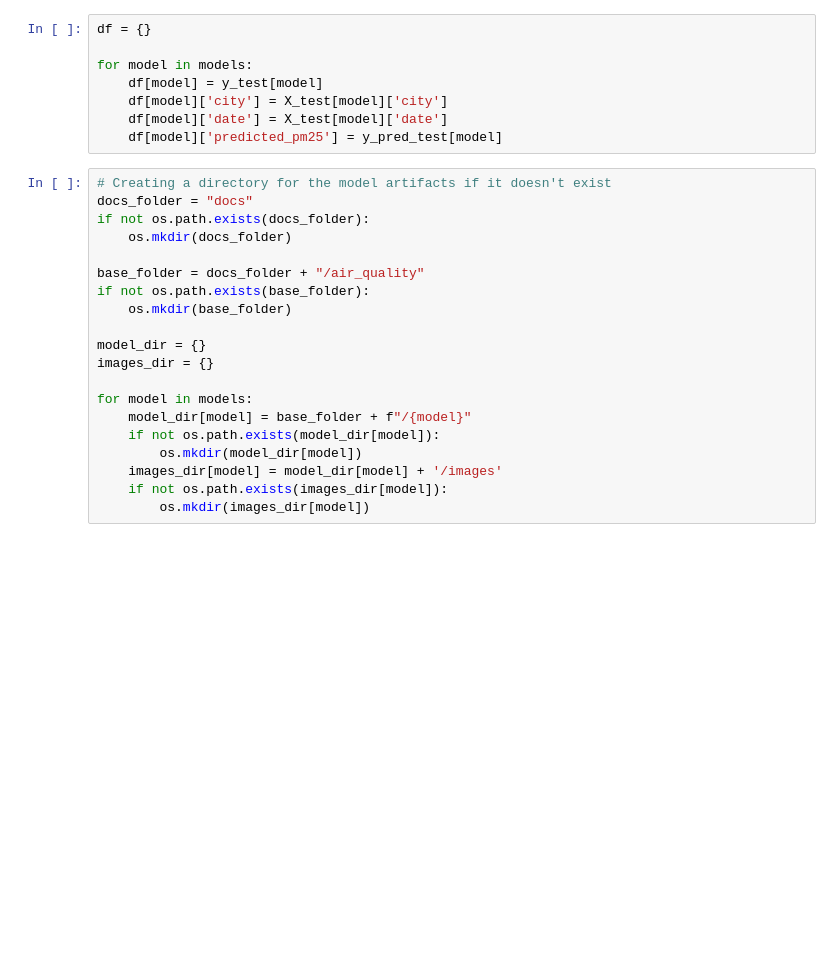
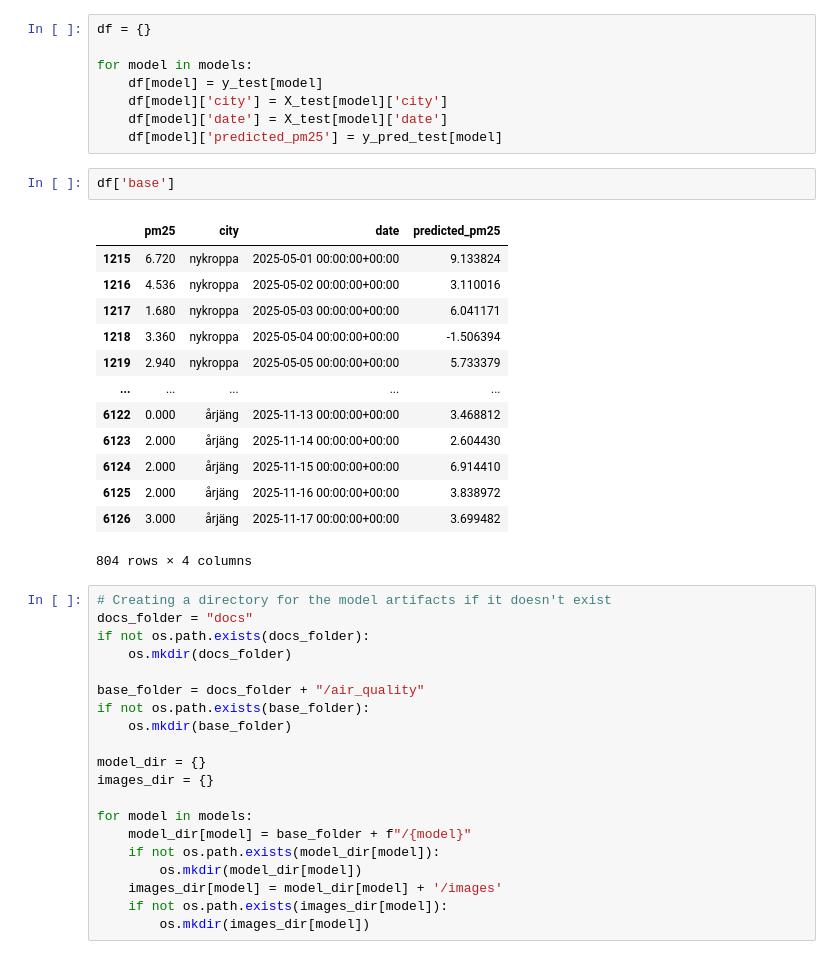
Before and after one commit to kilianp14/air_quality_prediction, a Jupyter notebook: 3_air_quality_training_pipeline.ipynb, the cells around one changed output. Drawn from its saved outputs; the diff is of its cells as text; blank space fills up the shorter version.

```diff
--- a/3_air_quality_training_pipeline.ipynb
+++ b/3_air_quality_training_pipeline.ipynb
@@ -141,6 +141,22 @@ for model in models:
     df[model]['city'] = X_test[model]['city']
     df[model]['date'] = X_test[model]['date']
     df[model]['predicted_pm25'] = y_pred_test[model]
+# %%
+df['base']
+# %% [output]
+|  | pm25 | city | date | predicted_pm25 |
+| 1215 | 6.720 | nykroppa | 2025-05-01 00:00:00+00:00 | 9.133824 |
+| 1216 | 4.536 | nykroppa | 2025-05-02 00:00:00+00:00 | 3.110016 |
+| 1217 | 1.680 | nykroppa | 2025-05-03 00:00:00+00:00 | 6.041171 |
+| 1218 | 3.360 | nykroppa | 2025-05-04 00:00:00+00:00 | -1.506394 |
+| 1219 | 2.940 | nykroppa | 2025-05-05 00:00:00+00:00 | 5.733379 |
+| ... | ... | ... | ... | ... |
+| 6122 | 0.000 | årjäng | 2025-11-13 00:00:00+00:00 | 3.468812 |
+| 6123 | 2.000 | årjäng | 2025-11-14 00:00:00+00:00 | 2.604430 |
+| 6124 | 2.000 | årjäng | 2025-11-15 00:00:00+00:00 | 6.914410 |
+| 6125 | 2.000 | årjäng | 2025-11-16 00:00:00+00:00 | 3.838972 |
+| 6126 | 3.000 | årjäng | 2025-11-17 00:00:00+00:00 | 3.699482 |
+804 rows × 4 columns
 # %%
 # Creating a directory for the model artifacts if it doesn't exist
 docs_folder = "docs"
```
Also changed, not shown: parts of 6 cells of this notebook, 1 other file.
